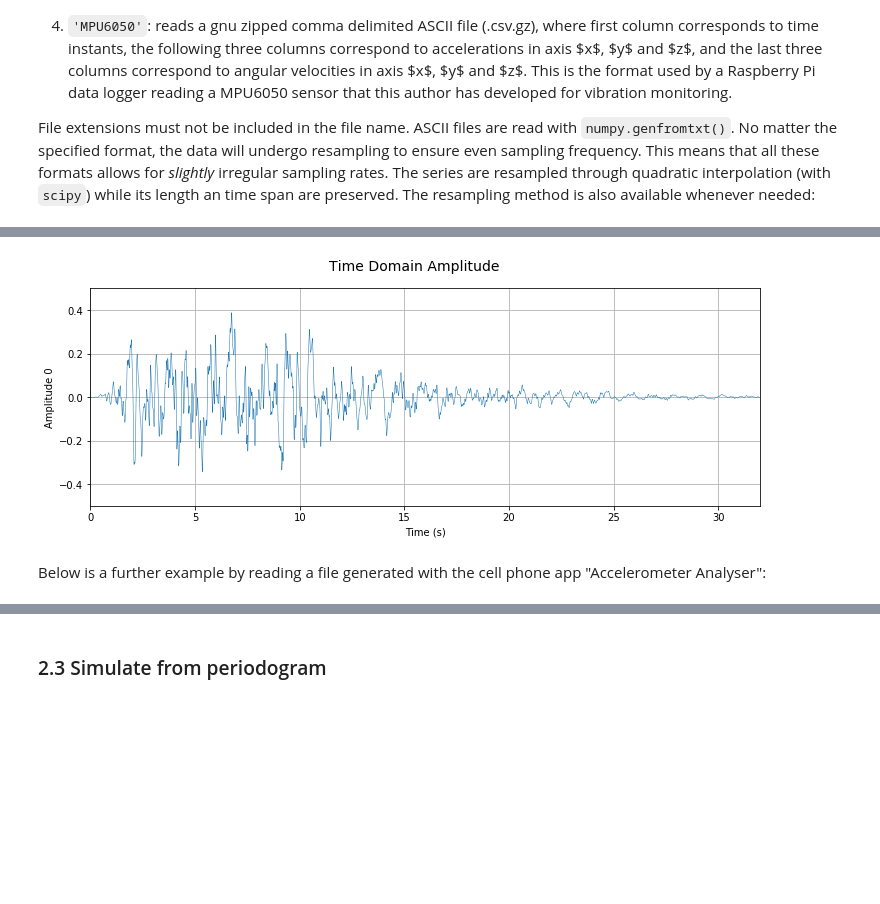
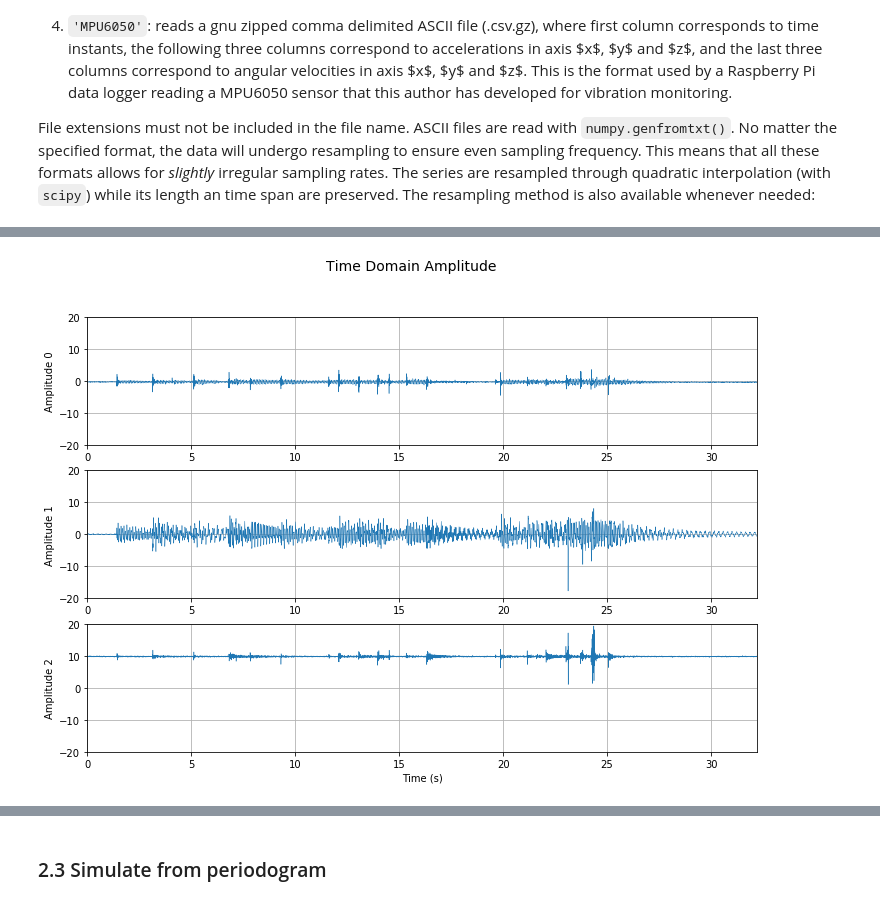
Before and after one commit to mmaiarocha/MRPy, a Jupyter notebook: MRPy_Notebook.ipynb, the cells around one changed output, grey strips where cells are left out. Drawn from its saved outputs; the diff is of its cells as text; code cells hidden in the pictures; blank space fills up the shorter version.

```diff
--- a/MRPy_Notebook.ipynb
+++ b/MRPy_Notebook.ipynb
@@ -193,8 +201,6 @@
 # %%
-Acc = MRPy.from_file('resources/earthquake', form='columns');
+C  = MRPy.from_file('resources/cellphone', form='cellphone');
 
-Lt  = Acc.plot_time(fig=5, figsize=(12, 4), axis_t=[0, Acc.Td, -0.5, 0.5])
+Lt = C.plot_time(fig=5, figsize=(12, 8), axis_t=[0, C.Td, -20, 20])
 # %% [output]
-[figure, old version]
+[figure, new version]
-# %% [markdown]
-Below is a further example by reading a file generated with the cell phone app "Accelerometer Analyser":
```
Also changed, not shown: parts of 55 cells of this notebook.
